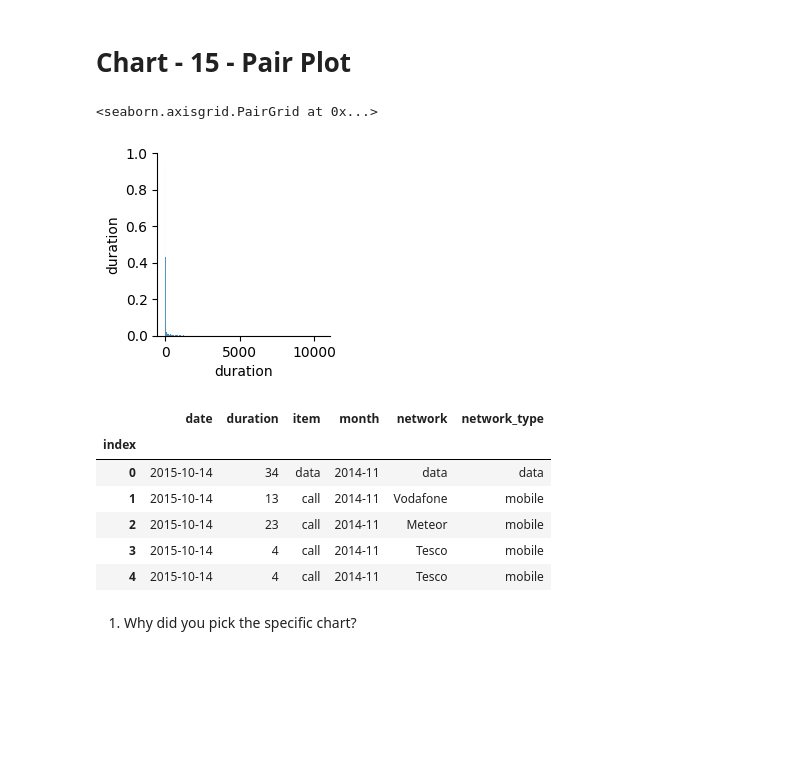
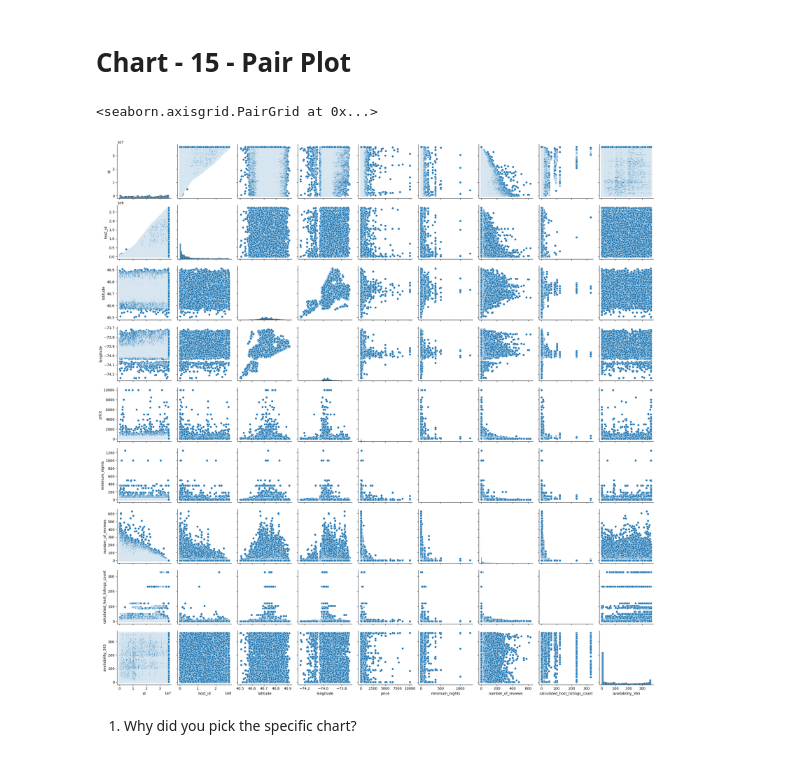
Before and after one commit to Jit562/EDA_AIRBNB_NYC_2019_Data_Analysis, a Jupyter notebook: EDA_AIRBNB_NYC_2019.ipynb, the cells around one changed output. Saved outputs shown, nothing was run; the diff lists cells and outputs as text; code cells hidden in the pictures; blank space fills up the shorter version.

```diff
--- a/EDA_AIRBNB_NYC_2019.ipynb
+++ b/EDA_AIRBNB_NYC_2019.ipynb
@@ -78,7 +91,7 @@ from datetime import datetime,date
 # %%
 # Load Dataset
 # %%
-df = pd.read_csv('drive/MyDrive/Dataset/phone_data.csv')
+df = pd.read_csv('drive/MyDrive/Dataset/Copy of Airbnb NYC 2019.csv')
 # %% [markdown]
 # Dataset First View
 # %%
@@ -313,3 +502,3 @@ df['network_type'].nunique()
 # %%
 # set the index which variable is unique
-df.set_index('index',inplace=True)
+dff.set_index('id',inplace=True)
@@ -607,3 +534,16 @@ Answer Here.
 # **4. Data Vizualization, Storytelling & Experimenting with charts : Understand the relationships between variables**
 # %% [markdown]
 # Chart - 1
+# %%
+plt.rcParams['figure.figsize'] = (6,8) # increase the Chart size
+
+explode = (0, 0, 0.1, 0, 0) # show the 3d chart
+
+def my_autopct(pct): # Remove overlap in the chart values
+    return '{:.1f}%'.format(pct) if pct > 1 else ''
+
+df1.plot(kind='pie', shadow = True, autopct=my_autopct, explode=explode , startangle=140, subplots=True)
+
+#plt.axis('equal')
+
+plt.show()
@@ -689,20 +623,10 @@ memory usage: 77.7+ KB
 # **Chart - 15 - Pair Plot**
 # %%
 # Pair Plot visualization code
-sns.pairplot(df)
+sns.pairplot(dff)
 # %% [output]
 <seaborn.axisgrid.PairGrid at 0x...>
-[figure, old version]
+[figure, new version]
-# %%
-df.head()
-# %% [output]
-|  | date | duration | item | month | network | network_type |
-| index |  |  |  |  |  |  |
-| 0 | 2015-10-14 | 34 | data | 2014-11 | data | data |
-| 1 | 2015-10-14 | 13 | call | 2014-11 | Vodafone | mobile |
-| 2 | 2015-10-14 | 23 | call | 2014-11 | Meteor | mobile |
-| 3 | 2015-10-14 | 4 | call | 2014-11 | Tesco | mobile |
-| 4 | 2015-10-14 | 4 | call | 2014-11 | Tesco | mobile |
 # %% [markdown]
 1. Why did you pick the specific chart?
 # %% [markdown]
```
Also changed, not shown: parts of 97 cells of this notebook.
